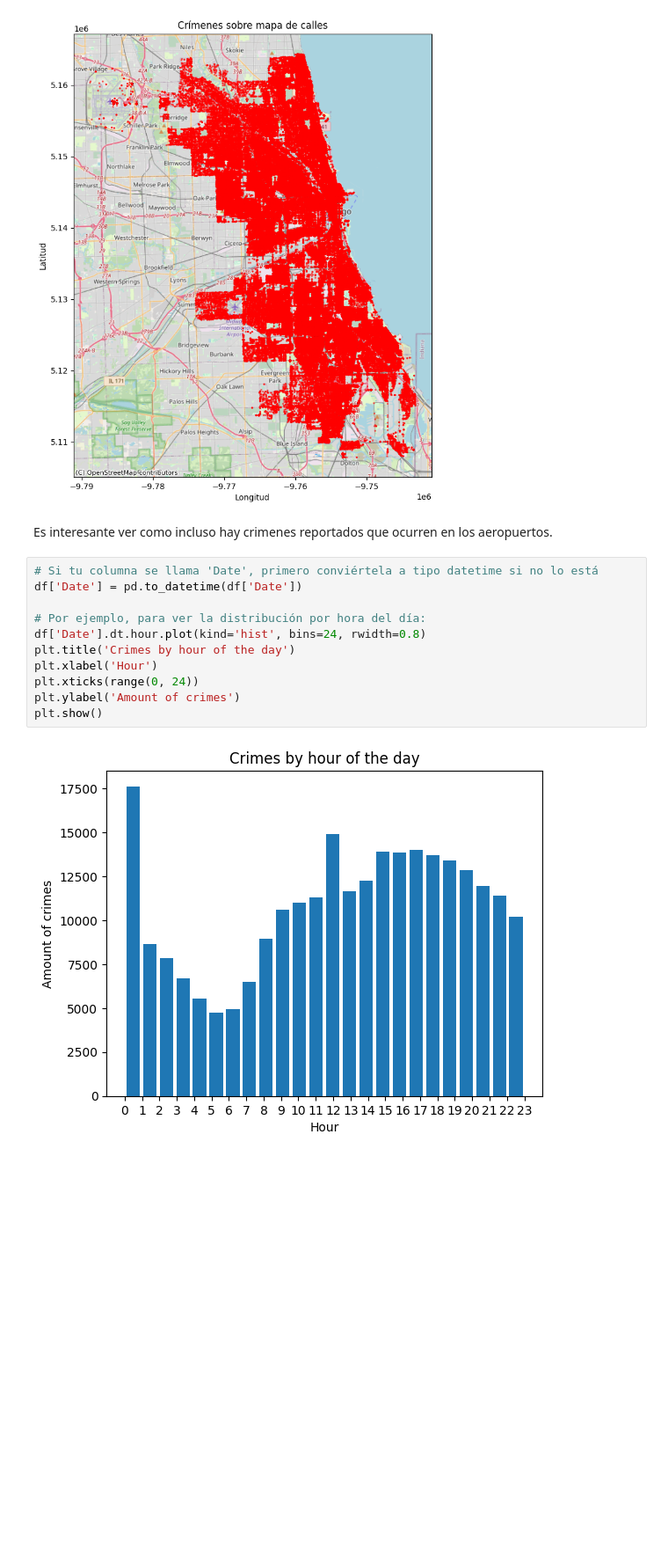
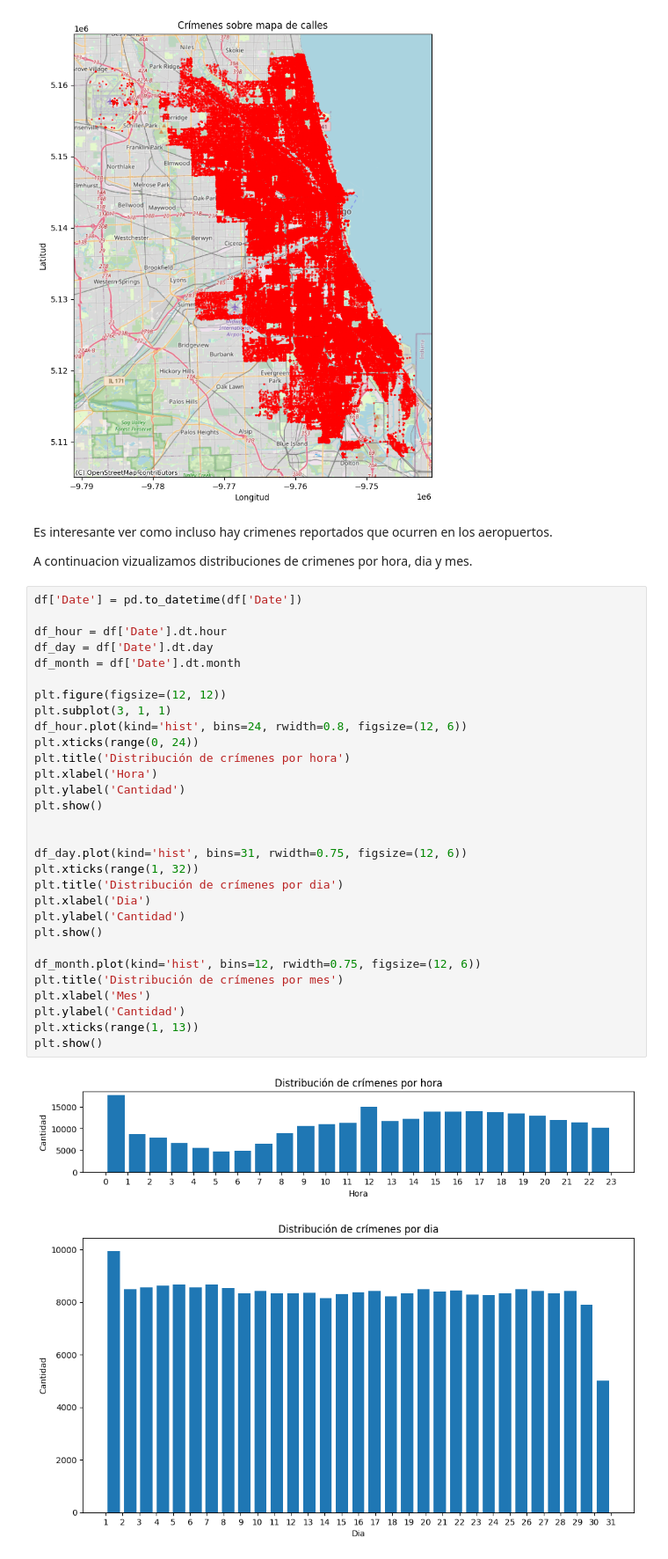
Before and after one commit to maximdorogov/fiuba-analisis-de-datos, a Jupyter notebook: tp1.ipynb, the cells around one changed output. Shown at 88% size. Drawn from its saved outputs; the diff is of its cells as text; blank space fills up the shorter version.

```diff
--- a/tp1.ipynb
+++ b/tp1.ipynb
@@ -403,16 +424,38 @@ plt.show()
 [figure]
 # %% [markdown]
 Es interesante ver como incluso hay crimenes reportados que ocurren en los aeropuertos.
+
+A continuacion vizualizamos distribuciones de crimenes por hora, dia y mes.
-# %%
-# Si tu columna se llama 'Date', primero conviértela a tipo datetime si no lo está
-df['Date'] = pd.to_datetime(df['Date'])
-
-# Por ejemplo, para ver la distribución por hora del día:
-df['Date'].dt.hour.plot(kind='hist', bins=24, rwidth=0.8)
-plt.title('Crimes by hour of the day')
-plt.xlabel('Hour')
-plt.xticks(range(0, 24))
-plt.ylabel('Amount of crimes')
-plt.show()
-# %% [output]
-[figure, removed]
+# %%
+df['Date'] = pd.to_datetime(df['Date'])
+
+df_hour = df['Date'].dt.hour
+df_day = df['Date'].dt.day
+df_month = df['Date'].dt.month
+
+plt.figure(figsize=(12, 12))
+plt.subplot(3, 1, 1)
+df_hour.plot(kind='hist', bins=24, rwidth=0.8, figsize=(12, 6))
+plt.xticks(range(0, 24))
+plt.title('Distribución de crímenes por hora')
+plt.xlabel('Hora')
+plt.ylabel('Cantidad')
+plt.show()
+
+
+df_day.plot(kind='hist', bins=31, rwidth=0.75, figsize=(12, 6))
+plt.xticks(range(1, 32))
+plt.title('Distribución de crímenes por dia')
+plt.xlabel('Dia')
+plt.ylabel('Cantidad')
+plt.show()
+
+df_month.plot(kind='hist', bins=12, rwidth=0.75, figsize=(12, 6))
+plt.title('Distribución de crímenes por mes')
+plt.xlabel('Mes')
+plt.ylabel('Cantidad')
+plt.xticks(range(1, 13))
+plt.show()
+# %% [output]
+[figure, added]
+[figure, added]
```
Also changed, not shown: parts of 11 cells of this notebook.
